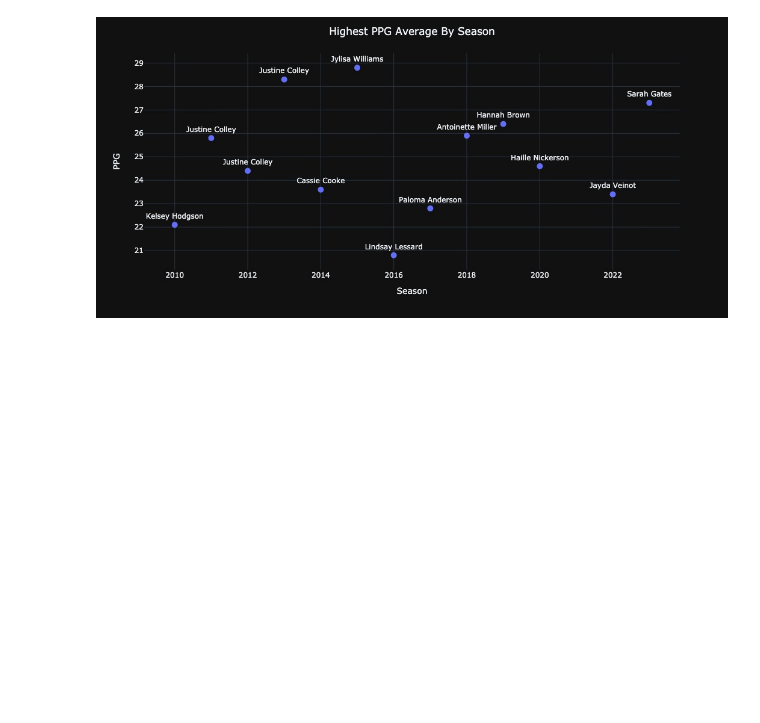
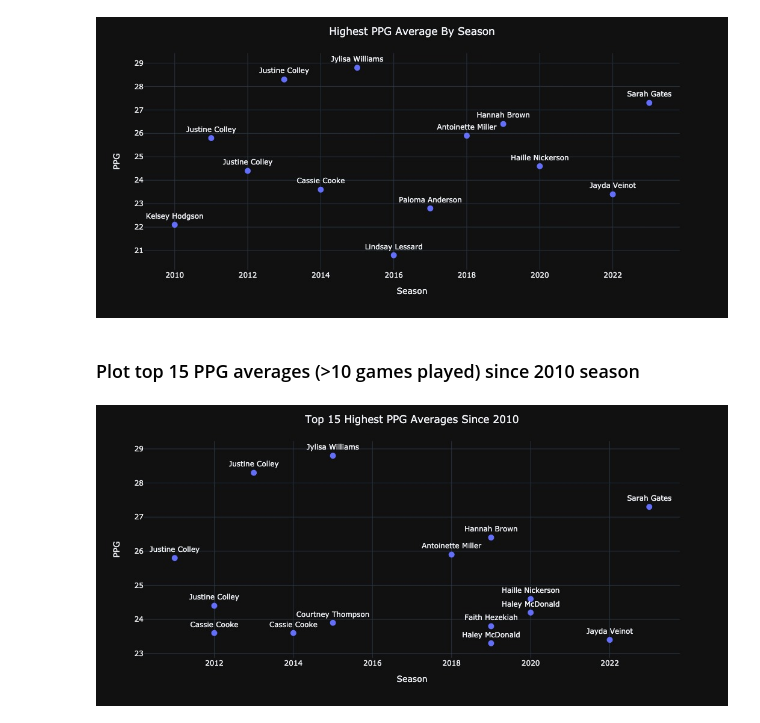
Before and after one commit to emmaritcey/usports_database, a Jupyter notebook: Final_Visualizations_Scoring.ipynb, the cells around one changed output. Saved outputs shown, nothing was run; the diff lists cells and outputs as text; code cells hidden in the pictures; blank space fills up the shorter version.

```diff
--- a/Final_Visualizations_Scoring.ipynb
+++ b/Final_Visualizations_Scoring.ipynb
@@ -5,7 +5,7 @@ import plotly.express as px
 import plotly.graph_objects as go
 
 #connect to database
-pw = "Queens2021!"
+pw = "*****"
 connection = create_db_connection("localhost", "root", pw, "usports")
 # %% [output]
 MySQL Database connection successful
@@ -678,3 +677,35 @@ fig.show('jpg')
 fig.write_image("images/highest_ppg_per_season.jpeg", scale=6)
 # %% [output]
 [figure]
+# %% [markdown]
+### Plot top 15 PPG averages (>10 games played) since 2010 season
+# %%
+#get highest average PPG for players playing more than 10 games
+q = """
+SELECT season, ppg, name
+FROM players
+NATURAL JOIN player_shooting
+NATURAL JOIN player_info
+WHERE games_played > 10
+ORDER BY ppg DESC
+LIMIT 15
+"""
+result = read_query(connection, q, None)
+result
+df = pd.DataFrame(result, columns=['Season', 'PPG', 'Player'])
+
+fig = px.scatter(df, x="Season", y="PPG", text="Player")
+fig.update_traces(textposition='top center',  textfont_size=12, marker=dict(size=10))
+fig.update_layout(
+    width=1050,
+    height=500,
+    title_text='Top 15 Highest PPG Averages Since 2010',
+    template='plotly_dark',
+    title_x=0.5
+)
+fig.show('jpg')
+
+#save Figure as jpg image
+fig.write_image("images/top_15_ppg_averages.jpeg", scale=6)
+# %% [output]
+[figure, added]
```
Also changed, not shown: parts of 3 cells of this notebook, 3 other files.
